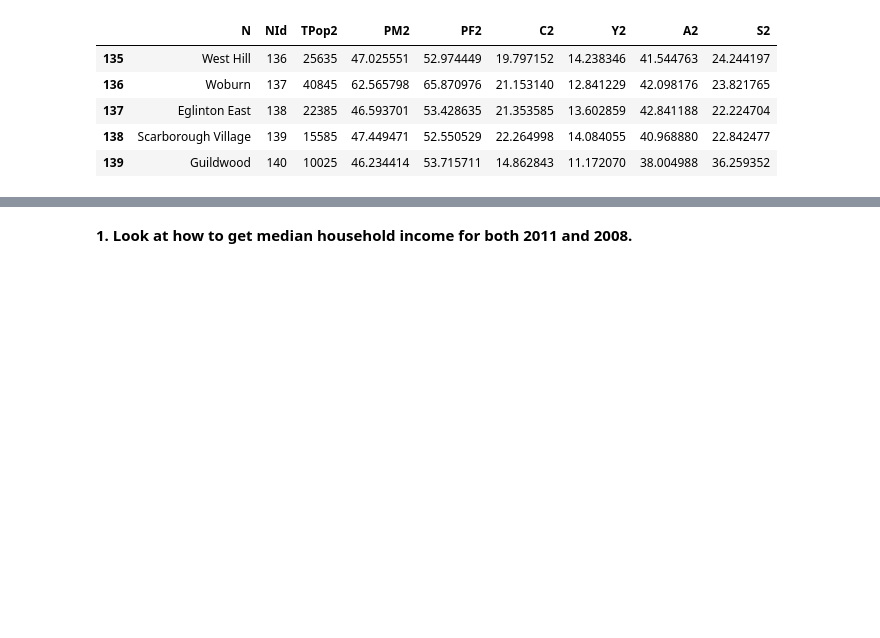
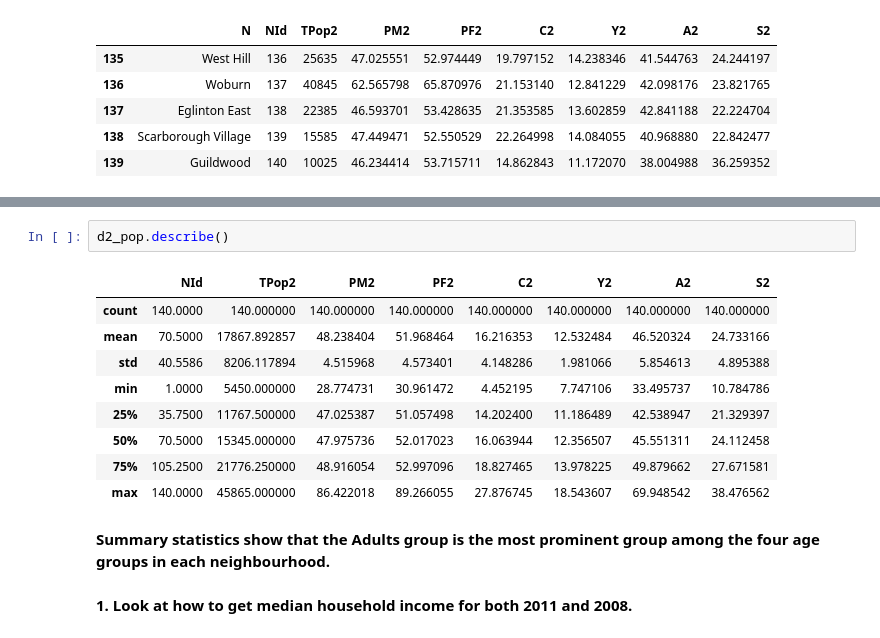
Before and after one commit to nvempala/Toronto-Crime, a Jupyter notebook: Neighbourhood_Crime.ipynb, the cells around one changed output, grey strips where cells are left out. Drawn from its saved outputs; the diff is of its cells as text; blank space fills up the shorter version.

```diff
--- a/Neighbourhood_Crime.ipynb
+++ b/Neighbourhood_Crime.ipynb
@@ -626,3 +638,17 @@ d2_pop.tail()
+# %%
+d2_pop.describe()
+# %% [output]
+|  | NId | TPop2 | PM2 | PF2 | C2 | Y2 | A2 | S2 |
+| count | 140.0000 | 140.000000 | 140.000000 | 140.000000 | 140.000000 | 140.000000 | 140.000000 | 140.000000 |
+| mean | 70.5000 | 17867.892857 | 48.238404 | 51.968464 | 16.216353 | 12.532484 | 46.520324 | 24.733166 |
+| std | 40.5586 | 8206.117894 | 4.515968 | 4.573401 | 4.148286 | 1.981066 | 5.854613 | 4.895388 |
+| min | 1.0000 | 5450.000000 | 28.774731 | 30.961472 | 4.452195 | 7.747106 | 33.495737 | 10.784786 |
+| 25% | 35.7500 | 11767.500000 | 47.025387 | 51.057498 | 14.202400 | 11.186489 | 42.538947 | 21.329397 |
+| 50% | 70.5000 | 15345.000000 | 47.975736 | 52.017023 | 16.063944 | 12.356507 | 45.551311 | 24.112458 |
+| 75% | 105.2500 | 21776.250000 | 48.916054 | 52.997096 | 18.827465 | 13.978225 | 49.879662 | 27.671581 |
+| max | 140.0000 | 45865.000000 | 86.422018 | 89.266055 | 27.876745 | 18.543607 | 69.948542 | 38.476562 |
+# %% [markdown]
+**Summary statistics show that the Adults group is the most prominent group among the four age groups in each neighbourhood.**
 # %% [markdown]
 **1. Look at how to get median household income for both 2011 and 2008.**
 # %% [markdown]
```
Also changed, not shown: parts of 2 cells of this notebook.
